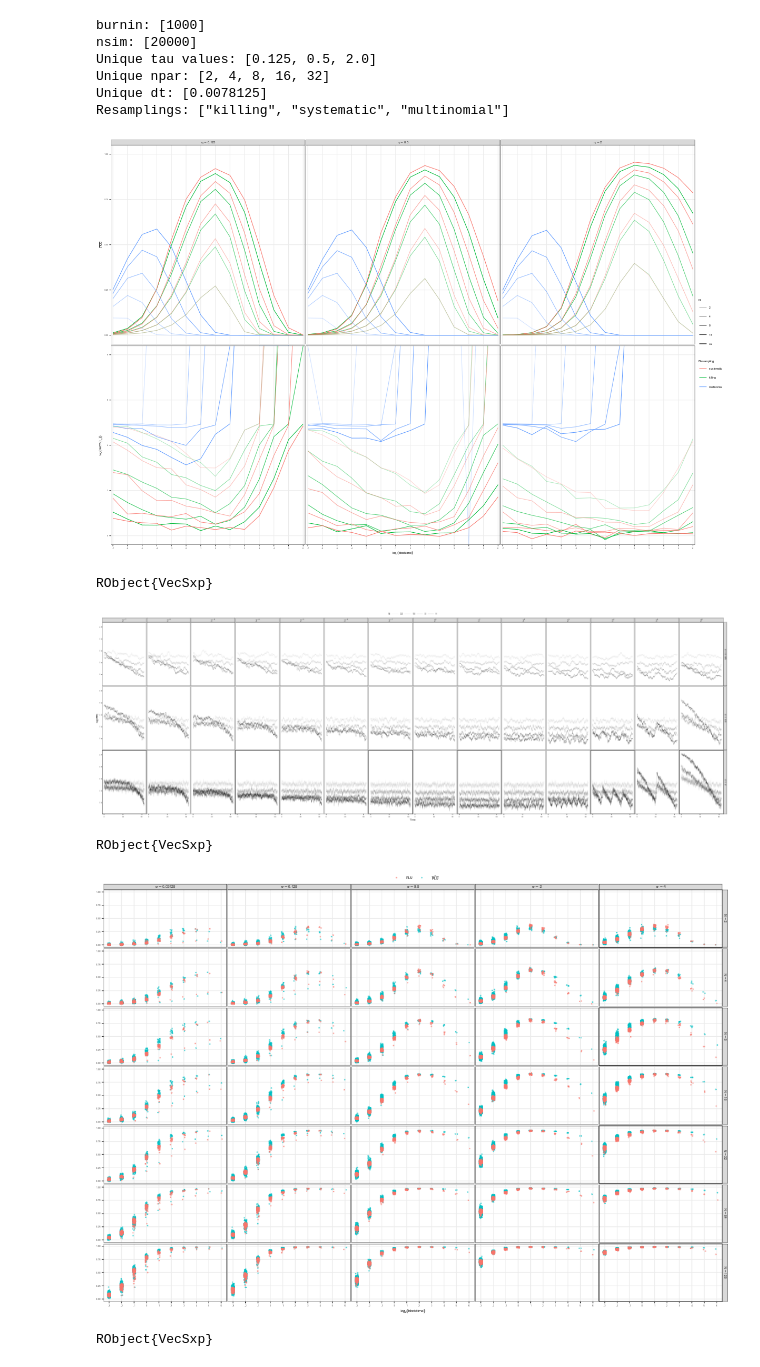
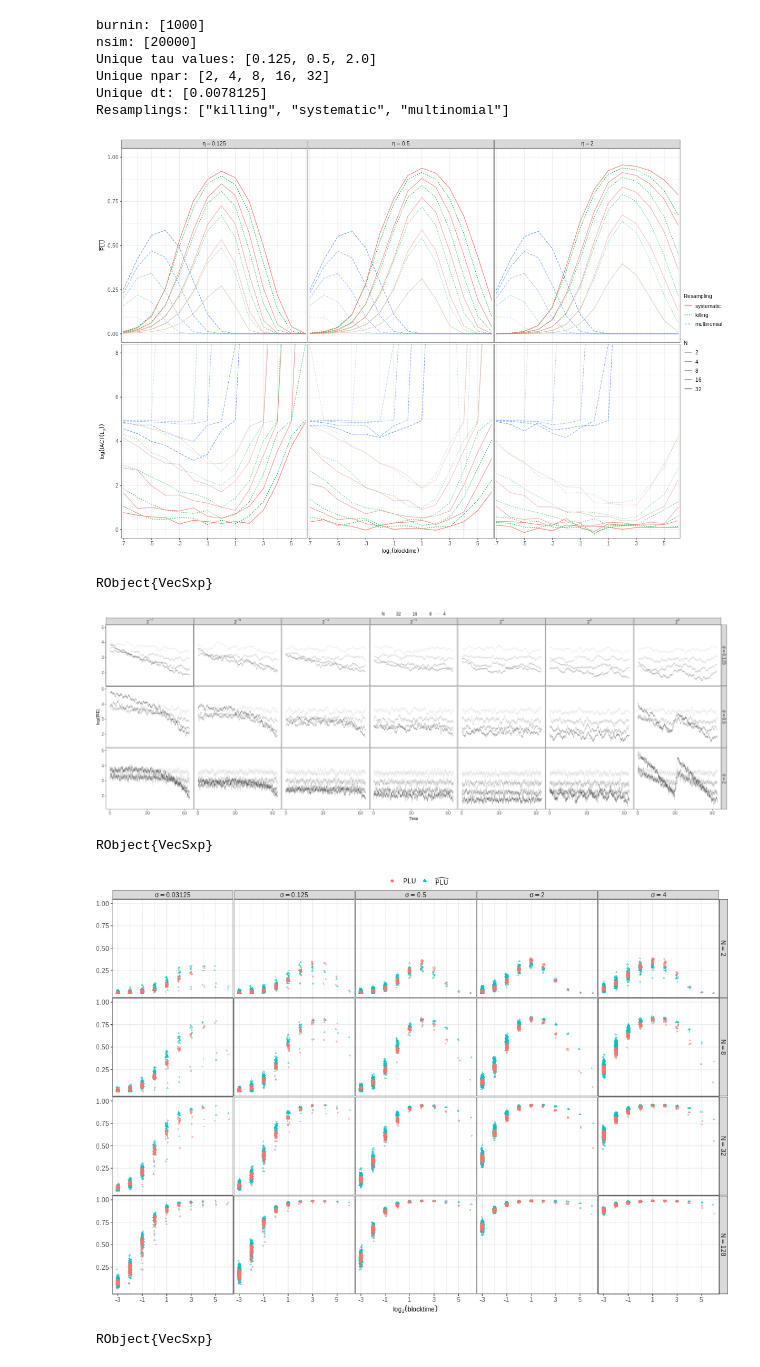
Before and after one commit to skarppinen/cpf-bbs, a Jupyter notebook: src/julia/notebooks/simulation-experiments.ipynb, the cells around one changed output. Cells and saved outputs as stored; diff of their text form; code cells hidden in the pictures.

```diff
--- a/src/julia/notebooks/simulation-experiments.ipynb
+++ b/src/julia/notebooks/simulation-experiments.ipynb
@@ -17,9 +17,14 @@ using Statistics: mean
 # %%
 # Plotting theme defaults.
 R"""
-THEME_SIZES <- theme(axis.title = element_text(size = 6),
-                     axis.text = element_text(size = 4),
-                     strip.text = element_text(size = 6),
-                     legend.text = element_text(size = 5),
-                     legend.title = element_text(size = 6))
+BASE_SIZE <- unit(10, "pt")
+THEME_SIZES <- theme(axis.title = element_text(size = BASE_SIZE),
+                     axis.text = element_text(size = BASE_SIZE),
+                     strip.text = element_text(size = BASE_SIZE),
+                     legend.text = element_text(size = BASE_SIZE),
+                     legend.title = element_text(size = BASE_SIZE))
+JCGS_TEXT_WIDTH_CM <- 16.24461
+CM_TO_INCHES <- 0.393700787
+PLOT_WIDTH_INCHES <- JCGS_TEXT_WIDTH_CM * CM_TO_INCHES
 """;
+PLOT_WIDTH_INCHES = rcopy(R"""PLOT_WIDTH_INCHES""")
@@ -208,29 +221,31 @@ d[["npar_fact"]] <- numeric_to_factor(d[["npar"]], decreasing = FALSE)
 d[["npar_res_prod"]] <- paste0(d[["npar"]], d[["resampling"]])
 d[["resampling_fact"]] <- factor(d[["resampling"]], levels = c("systematic", "killing", "multinomial"))
 alpha_range <- seq(0.3, 1.0, length.out = n_npar_uniq)
-plt_tau_lcprop <- ggplot(d, aes(x = blocksize_fact, y = grand_local_change_prop)) +
-    geom_line(aes(color = resampling_fact, alpha = npar_fact, group = npar_res_prod)) +
+plt_tau_lcprop <- ggplot(d, aes(x = log2(blocksize), y = grand_local_change_prop)) +
+    geom_line(aes(color = resampling_fact, linetype = resampling_fact, alpha = npar_fact, group = npar_res_prod)) +
     facet_wrap(~ eta_fact, labeller = label_parsed) +
-    scale_x_discrete(expand = rep(0.01, 2)) +
+    scale_x_continuous(expand = rep(0.01, 2), breaks = c(-7, -5, -3, -1, 1, 3, 5),
+                     minor_breaks = c(-6, -4, -2, 0, 2, 4, 6)) +
     scale_y_continuous(limits = c(0, 1)) +
     scale_color_discrete(name = "Resampling") +
+    scale_linetype_discrete(name = "Resampling") +
     scale_alpha_manual(name = "N", values = alpha_range) +
     labs(x = TeX("$\\log_2(blocktime)$"), y = TeX("$\\bar{PLU}$")) +
     theme_bw()
 
-plt_tau_iact0 <- ggplot(d, aes(x = blocksize_fact, y = log(iactBM))) +
-    geom_line(aes(alpha = npar_fact, color = resampling_fact, group = npar_res_prod)) +
+plt_tau_iact0 <- ggplot(d, aes(x = log2(blocksize), y = log(iactBM))) +
+    geom_line(aes(alpha = npar_fact, color = resampling_fact, linetype = resampling_fact, group = npar_res_prod)) +
     facet_wrap(~ eta_fact, labeller = label_parsed) +
-    scale_x_discrete(expand = rep(0.01, 2)) +
+    scale_x_continuous(expand = rep(0.01, 2), breaks = c(-7, -5, -3, -1, 1, 3, 5),
+                     minor_breaks = c(-6, -4, -2, 0, 2, 4, 6)) +
     scale_color_discrete(name = "Resampling") +
+    scale_linetype_discrete(name = "Resampling") +
     scale_alpha_manual(name = "N", values = alpha_range) +
-    scale_linetype_discrete(name = "Resampling") +
     coord_cartesian(ylim = c(0, 8)) +
     labs(x = TeX("$\\log_2(blocktime)$"), y = TeX("$\\log(IACT(L_{0.0}))$")) +
     theme_bw()
 
-theme_common <- THEME_SIZES +
-                theme(panel.grid.minor.y = element_blank())
+theme_common <- THEME_SIZES
 
 
 plt_out <- (
@@ -254,7 +269,7 @@ plt_out <- (
 plt_out
 """
 # %% [output]
-[figure, old version]
+[figure, new version]
 RObject{VecSxp}
 # %%
 let
@@ -276,13 +291,15 @@ let
     set_plot_size!(1500, 500)
     R"""
     library(ggplot2); suppressWarnings(library(dplyr))
-    d <- filter($inp, npar >= 4)
+    d <- filter($inp, npar >= 4,
+                #blocksize %in% c(2^-7, 2^-6, 2^-4, 2^-2, 2^0, 2^2, 2^4, 2^6))
+                blocksize %in% c(2^-7, 2^-5, 2^-3, 2^-1, 2^1, 2^3, 2^5))
     n_npar_uniq <- length(unique(d[["npar"]]))
     d[["npar_fact"]] <- factor(d[["npar"]], levels = sort(unique(d[["npar"]]), decreasing = TRUE))
     d[["sigma_fact"]] <- numeric_to_factor(d[["sigma"]], textprefix = "sigma==")
     d[["blocksize_fact"]] <- numeric_to_factor(log2(d[["blocksize"]]), textprefix = "2^")
     plt_iact_all_times_sigma <- ggplot(d, aes(x = t, y = log(iactBM * npar))) +
-        geom_line(aes(color = npar_fact), size = 0.1, alpha = 0.75) +
+        geom_line(aes(color = npar_fact), linewidth = 0.1, alpha = 0.75) +
         facet_grid(sigma_fact ~ blocksize_fact, labeller = label_parsed) +
         scale_x_continuous(breaks = c(0, 30, 60)) +
         scale_color_manual(values = GRAY_TO_BLACK_COLOR_FUN(n_npar_uniq), name = "N") +
@@ -290,9 +307,10 @@ let
         theme_bw() +
         THEME_SIZES +
         theme(legend.position = "top",
-              axis.text.x = element_text(size = 4),
-              axis.title = element_text(size = 6),
-              legend.title = element_text(size = 6),
+              #axis.text.x = element_text(size = 5),
+              #axis.text.y = element_text(size = 5),
+              #axis.title = element_text(size = 7),
+              #legend.title = element_text(size = 7),
               panel.grid = element_blank(),
               legend.margin = margin(0, 0, 0, 0),
               legend.box.margin = margin(0, 0, -10, 0),
@@ -304,7 +322,7 @@ let
     """
 end
 # %% [output]
-[figure, old version]
+[figure, new version]
 RObject{VecSxp}
 # %%
 metric_data = let
@@ -375,40 +393,45 @@ end;
 # %%
 set_plot_size!(1000, 700)
 R"""
 d <- $cs
-d <- filter(d, variable %in% c("plu_est", "plu"), npar <= 128)
+d <- filter(d, variable %in% c("plu_est", "plu"), npar %in% c(2, 8, 32, 128))
 d[["npar_fact"]] <- numeric_to_factor(d[["npar"]], textprefix = "N==")
 d[["sigma_fact"]] <- numeric_to_factor(d[["sigma"]], textprefix = "sigma==")
 #variable_lookup <- c(plu = "PLU", mean_eff = "EFF", mean_eff_adj = "EFF adjusted")
 variable_lookup <- c(plu = "PLU", plu_est = "PLU EST")
 d[["variable_fact"]] <- factor(variable_lookup[d[["variable"]]], levels = unname(variable_lookup))
 
 plt_plu_vs_plu_est_no_mean <- ggplot(d, aes(x = log2(blocksize), y = value)) +
-    geom_jitter(aes(color = variable_fact), size = 0.5, width = 0.1, alpha = 0.5) +
+    geom_jitter(aes(color = variable_fact, shape = variable_fact), size = 1, width = 0.1, alpha = 0.5) +
     facet_grid(npar_fact ~ sigma_fact, labeller = label_parsed) +
-    scale_x_continuous(breaks = seq(-6, 7, 1)) +
+    scale_x_continuous(breaks = c(-3, -1, 1, 3, 5), minor_breaks = c(-2, 0, 2, 4, 6)) +
+    scale_y_continuous(breaks = c(0.25, 0.5, 0.75, 1.0)) +
     scale_color_discrete(name = "Variable", labels = c(~PLU, ~widehat(PLU))) +
+    scale_shape_discrete(name = "Variable", labels = c(~PLU, ~widehat(PLU))) +
+    guides(colour = guide_legend(override.aes = list(alpha = 1.0, size = 2))) +
     labs(x = TeX("$\\log_2(blocktime)$")) +
     coord_cartesian(xlim = c(-3, 6)) +
     theme_bw() +
     THEME_SIZES +
     theme(axis.title.y = element_blank(),
-          panel.spacing.y = unit(2, "pt"),
+          panel.spacing.y = unit(1, "pt"),
           panel.spacing.x = unit(1, "pt"),
+          #axis.text = element_text(size = 5),
           strip.text.x = element_text(margin = margin(2, 0, 2, 0, "pt")),
-          strip.text.y = element_text(size = 5, margin = margin(0, 2, 0, 2, "pt")),
+          strip.text.y = element_text(margin = margin(0, 2, 0, 2, "pt")),
           legend.position = "top",
           legend.title = element_blank(),
           legend.box.margin = margin(0, 0, -10, 0),
           plot.margin = unit(c(0, 0, 0, 0), "pt"),
-          panel.grid.minor = element_blank(),
+          panel.grid.minor.y = element_blank(),
           #legend.key.size = unit(5, 'pt'),
-          legend.key.height = unit(5, 'pt'))
+          #legend.key.height = unit(5, 'pt')
+         )
 
 plt_plu_vs_plu_est_no_mean
 """
 # %% [output]
-[figure, old version]
+[figure, new version]
 RObject{VecSxp}
 # %%
 lgcpr_iacts = let
```
Also changed, not shown: parts of 7 cells of this notebook, 1 other file.
